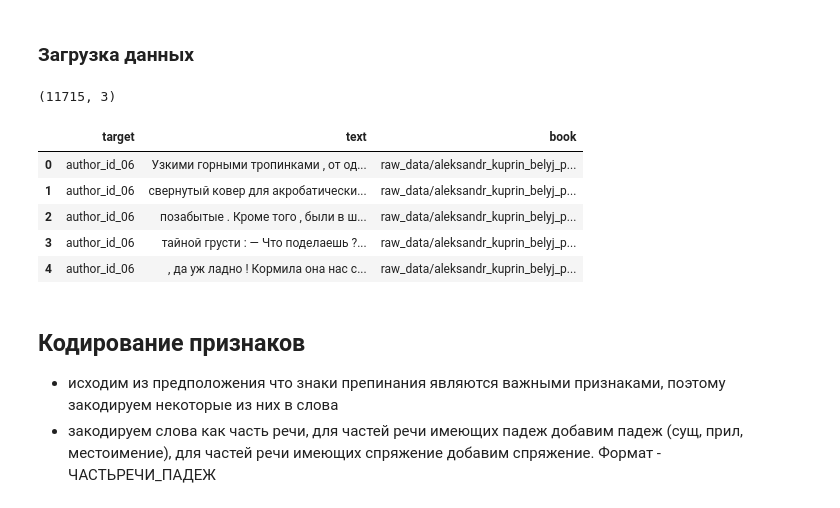
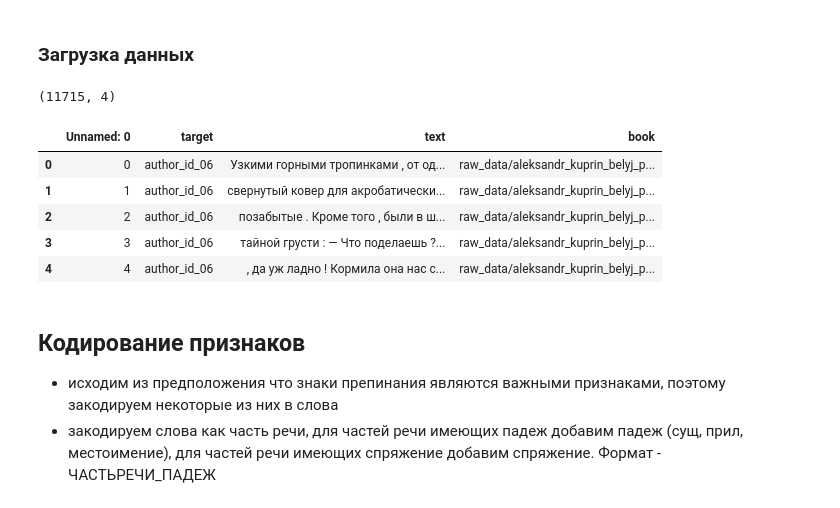
Before and after one commit to kirill-rubashevskiy/mlds23-authorship-identification, a Jupyter notebook: ML/Base_model_(D.Shiltsov).ipynb, the cells around one changed output. Cells and saved outputs as stored; diff of their text form; code cells hidden in the pictures.

```diff
--- a/ML/Base_model_(D.Shiltsov).ipynb
+++ b/ML/Base_model_(D.Shiltsov).ipynb
@@ -38,12 +52,12 @@ FILENAME = 'splitted_df.csv'
 # %%
-df = pd.read_csv('splitted_df.csv')
+df = pd.read_csv('./tmp_data/splitted_df.csv')
 print(df.shape)
 df.head()
 # %% [output]
-(11715, 3)
+(11715, 4)
-|  | target | text | book |
-| 0 | author_id_06 | Узкими горными тропинками , от од... | raw_data/aleksandr_kuprin_belyj_p... |
-| 1 | author_id_06 | свернутый ковер для акробатически... | raw_data/aleksandr_kuprin_belyj_p... |
-| 2 | author_id_06 | позабытые . Кроме того , были в ш... | raw_data/aleksandr_kuprin_belyj_p... |
-| 3 | author_id_06 | тайной грусти : — Что поделаешь ?... | raw_data/aleksandr_kuprin_belyj_p... |
-| 4 | author_id_06 | , да уж ладно ! Кормила она нас с... | raw_data/aleksandr_kuprin_belyj_p... |
+|  | Unnamed: 0 | target | text | book |
+| 0 | 0 | author_id_06 | Узкими горными тропинками , от од... | raw_data/aleksandr_kuprin_belyj_p... |
+| 1 | 1 | author_id_06 | свернутый ковер для акробатически... | raw_data/aleksandr_kuprin_belyj_p... |
+| 2 | 2 | author_id_06 | позабытые . Кроме того , были в ш... | raw_data/aleksandr_kuprin_belyj_p... |
+| 3 | 3 | author_id_06 | тайной грусти : — Что поделаешь ?... | raw_data/aleksandr_kuprin_belyj_p... |
+| 4 | 4 | author_id_06 | , да уж ладно ! Кормила она нас с... | raw_data/aleksandr_kuprin_belyj_p... |
```
Also changed, not shown: parts of 6 cells of this notebook, 1 other file.
